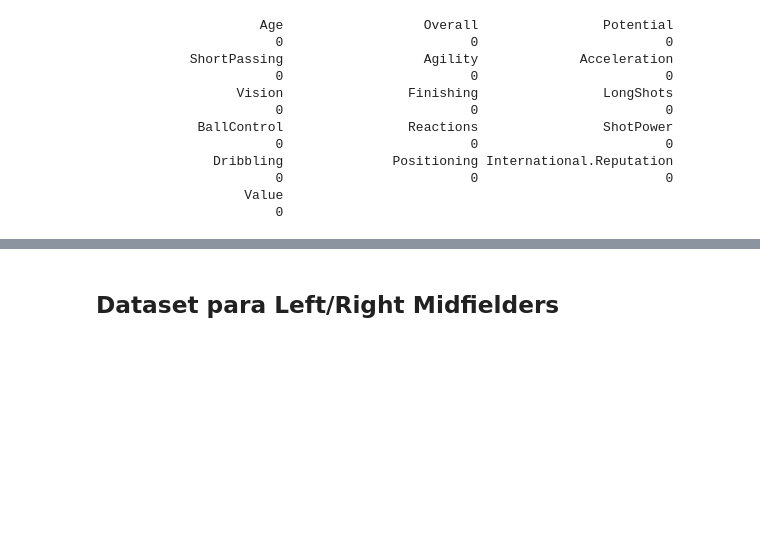
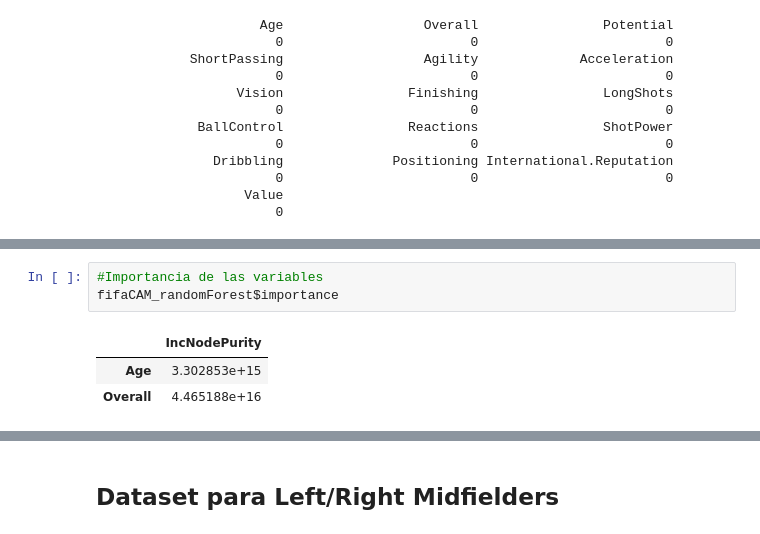
Before and after one commit to LauraRodriguezCanova/MachineLearning, a Jupyter notebook: TallerMachineLearning_DevIT.ipynb, the cells around one changed output, grey strips where cells are left out. Cells and saved outputs as stored; diff of their text form; blank space fills up the shorter version.

```diff
--- a/TallerMachineLearning_DevIT.ipynb
+++ b/TallerMachineLearning_DevIT.ipynb
@@ -2577,0 +2616,7 @@ colSums(is.na(fifaCAM))
+# %%
+#Importancia de las variables
+fifaCAM_randomForest$importance
+# %% [output]
+|  | IncNodePurity |
+| Age | 3.302853e+15 |
+| Overall | 4.465188e+16 |
```
Also changed, not shown: parts of 43 cells of this notebook.
